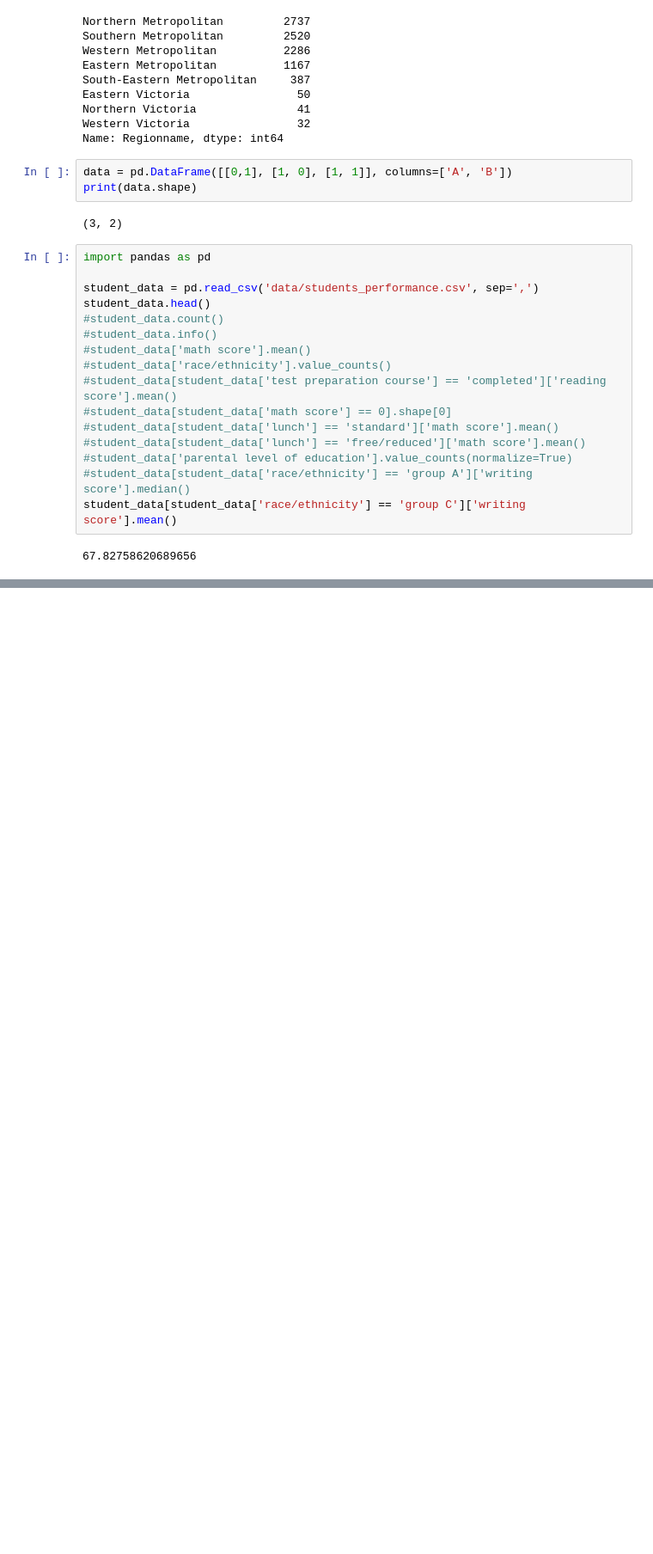
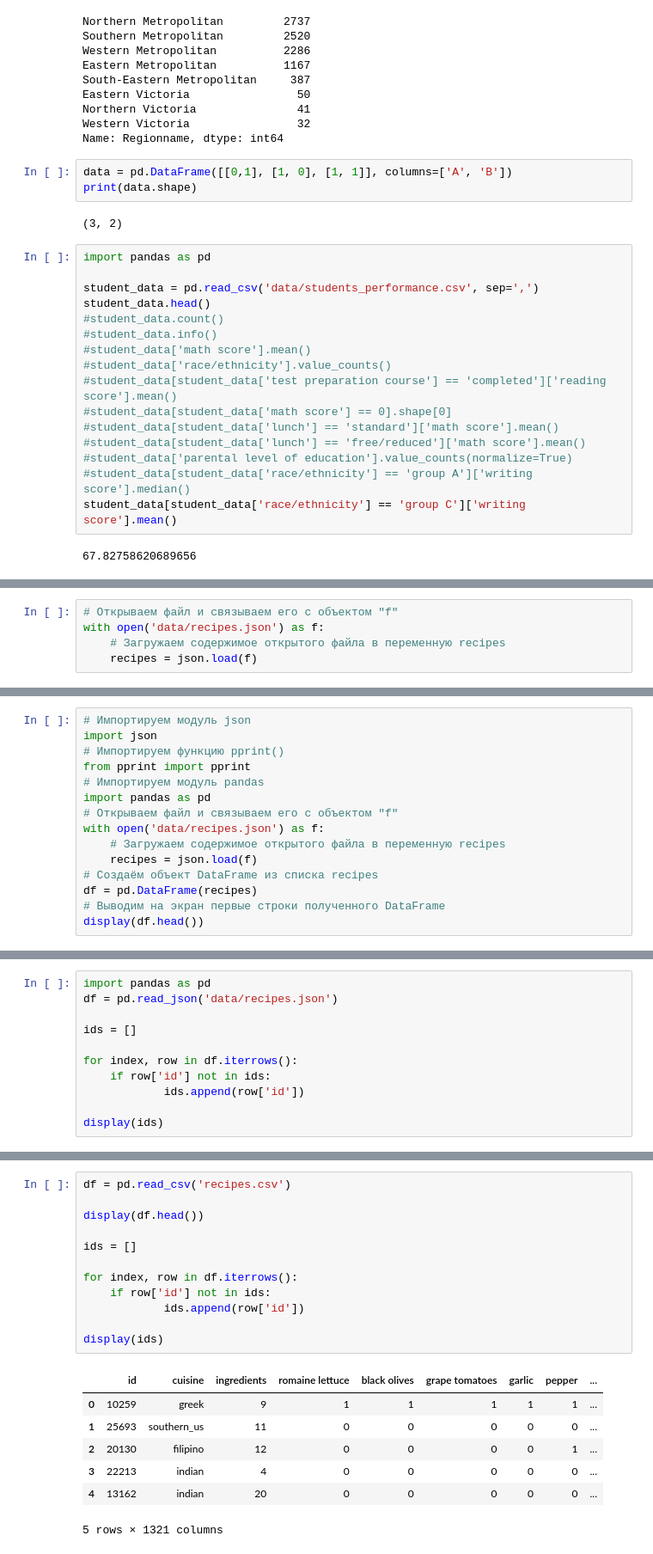
Before and after one commit to mi-alex/sf_mi, a Jupyter notebook: SkillFactory/PY_10_Введение_в_Pandas/Введение в Pandas.ipynb, the cells around one changed output, grey strips where cells are left out. Shown at 86% size. Saved outputs shown, nothing was run; the diff lists cells and outputs as text; blank space fills up the shorter version.

```diff
--- a/SkillFactory/PY_10_Введение_в_Pandas/Введение в Pandas.ipynb
+++ b/SkillFactory/PY_10_Введение_в_Pandas/Введение в Pandas.ipynb
@@ -133,0 +288,5 @@ student_data[student_data['race/ethnicity'] == 'group C']['writing score'].mean(
+# %%
+# Открываем файл и связываем его с объектом "f"
+with open('data/recipes.json') as f:
+    # Загружаем содержимое открытого файла в переменную recipes
+    recipes = json.load(f)
@@ -133,0 +338,15 @@ student_data[student_data['race/ethnicity'] == 'group C']['writing score'].mean(
+# %%
+# Импортируем модуль json
+import json
+# Импортируем функцию pprint()
+from pprint import pprint
+# Импортируем модуль pandas
+import pandas as pd
+# Открываем файл и связываем его с объектом "f"
+with open('data/recipes.json') as f:
+    # Загружаем содержимое открытого файла в переменную recipes
+    recipes = json.load(f)
+# Создаём объект DataFrame из списка recipes
+df = pd.DataFrame(recipes)
+# Выводим на экран первые строки полученного DataFrame
+display(df.head())
@@ -133,0 +396,11 @@ student_data[student_data['race/ethnicity'] == 'group C']['writing score'].mean(
+# %%
+import pandas as pd
+df = pd.read_json('data/recipes.json')
+
+ids = []
+
+for index, row in df.iterrows():
+    if row['id'] not in ids:
+            ids.append(row['id'])
+
+display(ids)
@@ -133,0 +425,20 @@ student_data[student_data['race/ethnicity'] == 'group C']['writing score'].mean(
+# %%
+df = pd.read_csv('recipes.csv')
+
+display(df.head())
+
+ids = []
+
+for index, row in df.iterrows():
+    if row['id'] not in ids:
+            ids.append(row['id'])
+
+display(ids)
+# %% [output]
+|  | id | cuisine | ingredients | romaine lettuce | black olives | grape tomatoes | garlic | pepper | ... |
+| 0 | 10259 | greek | 9 | 1 | 1 | 1 | 1 | 1 | ... |
+| 1 | 25693 | southern_us | 11 | 0 | 0 | 0 | 0 | 0 | ... |
+| 2 | 20130 | filipino | 12 | 0 | 0 | 0 | 0 | 1 | ... |
+| 3 | 22213 | indian | 4 | 0 | 0 | 0 | 0 | 0 | ... |
+| 4 | 13162 | indian | 20 | 0 | 0 | 0 | 0 | 0 | ... |
+5 rows × 1321 columns
```
Also changed, not shown: parts of 52 cells of this notebook, 1 other file.
